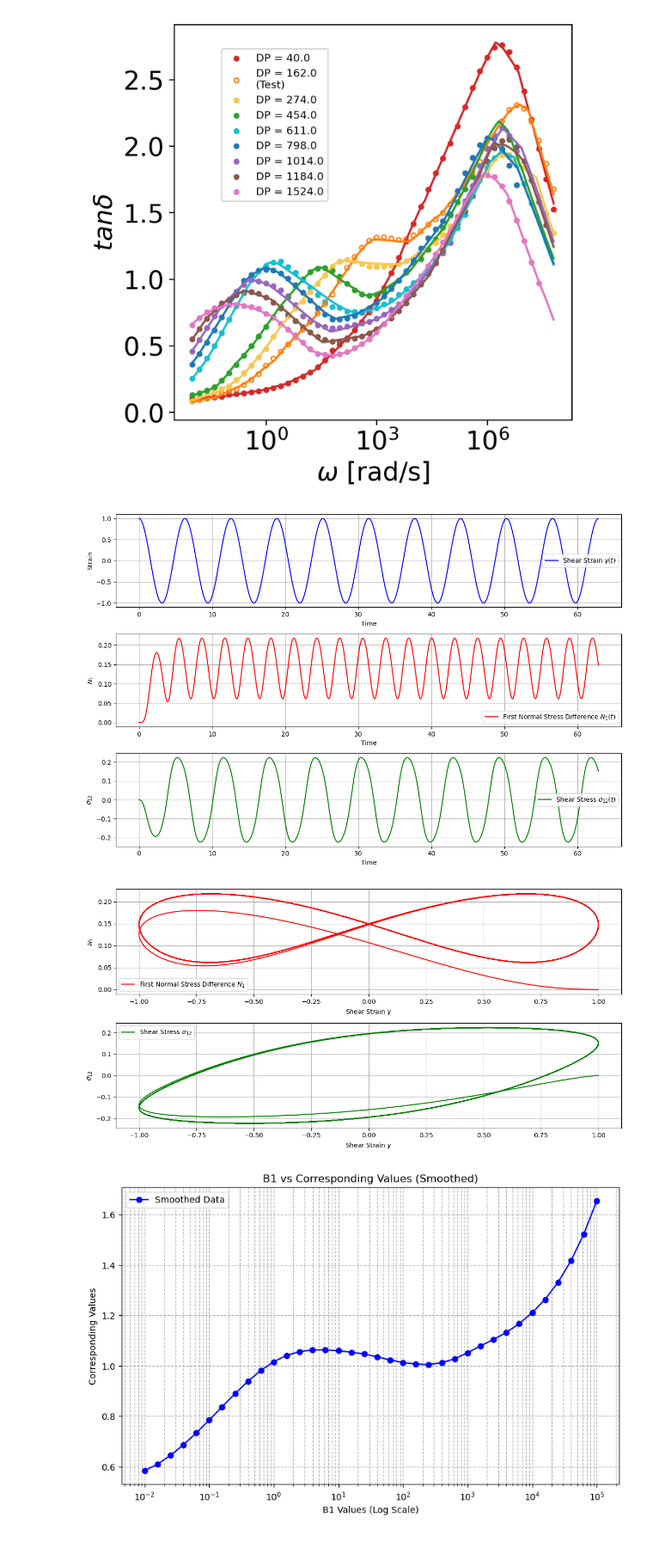
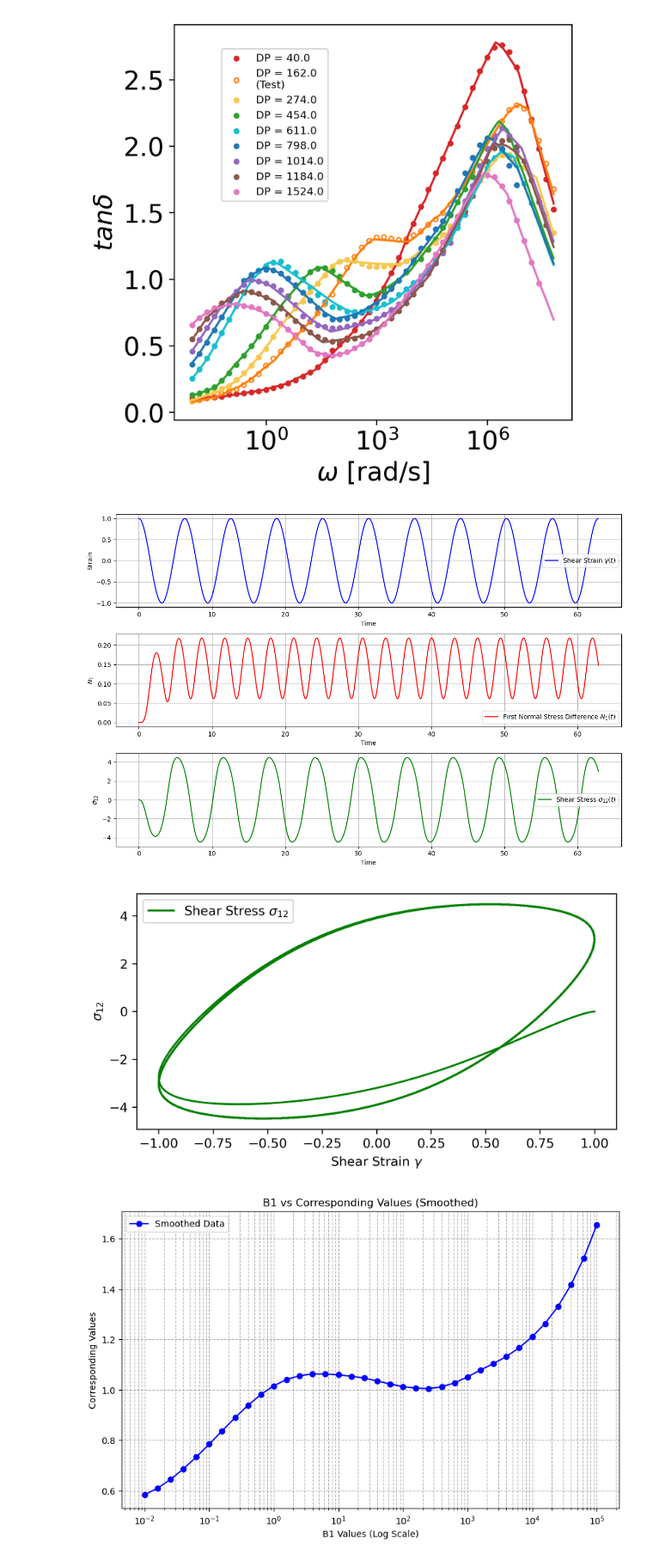
Before and after one commit to xiaolihuamao/Constitutive_Equation, a Jupyter notebook: MFNN/singlefluid/MFNN_single_PBFs.ipynb, the cells around one changed output. Shown at 86% size. Saved outputs shown, nothing was run; the diff lists cells and outputs as text; code cells hidden in the pictures.

```diff
--- a/MFNN/singlefluid/MFNN_single_PBFs.ipynb
+++ b/MFNN/singlefluid/MFNN_single_PBFs.ipynb
@@ -480,7 +480,7 @@ for i, t in enumerate(time):
         # 应力积分
         sigma11[i] += G0 * exp_term * Q11 * dt
         sigma22[i] += G0 * exp_term * Q22 * dt
-        sigma12[i] += G0 * exp_term * Q12 * dt
+        sigma12[i] += G0 * exp_term * Q12 * dt*20
 
 # 计算第一法向应力差
 N1 = sigma11 - sigma22
@@ -515,29 +515,28 @@ plt.grid()
 plt.tight_layout()
 plt.show()
 # %% [output]
-[figure, old version]
+[figure, new version]
 # %%
 # 绘制 N1 和 σ12 随剪切应变 γ 的变化
-plt.figure(figsize=(12, 6))
+plt.figure(figsize=(6, 6),dpi=300)
 
-plt.subplot(2, 1, 1)
-plt.plot(gamma, N1, label='First Normal Stress Difference $N_1$', color='r')
-plt.xlabel('Shear Strain $\gamma$')
-plt.ylabel('$N_1$')
-plt.legend()
-plt.grid()
+#plt.subplot(2, 1, 1)
+#plt.plot(gamma, N1, label='First Normal Stress Difference $N_1$', color='r')
+#plt.xlabel('Shear Strain $\gamma$')
+#plt.ylabel('$N_1$')
+#plt.legend()
+#plt.grid()
 
 plt.subplot(2, 1, 2)
 plt.plot(gamma, sigma12, label='Shear Stress $\sigma_{12}$', color='g')
 plt.xlabel('Shear Strain $\gamma$')
 plt.ylabel('$\sigma_{12}$')
 plt.legend()
-plt.grid()
 
 plt.tight_layout()
 plt.show()
 # %% [output]
-[figure, old version]
+[figure, new version]
 # %%
 import matplotlib.pyplot as plt
 import numpy as np
```
Also changed, not shown: 1 other file.
